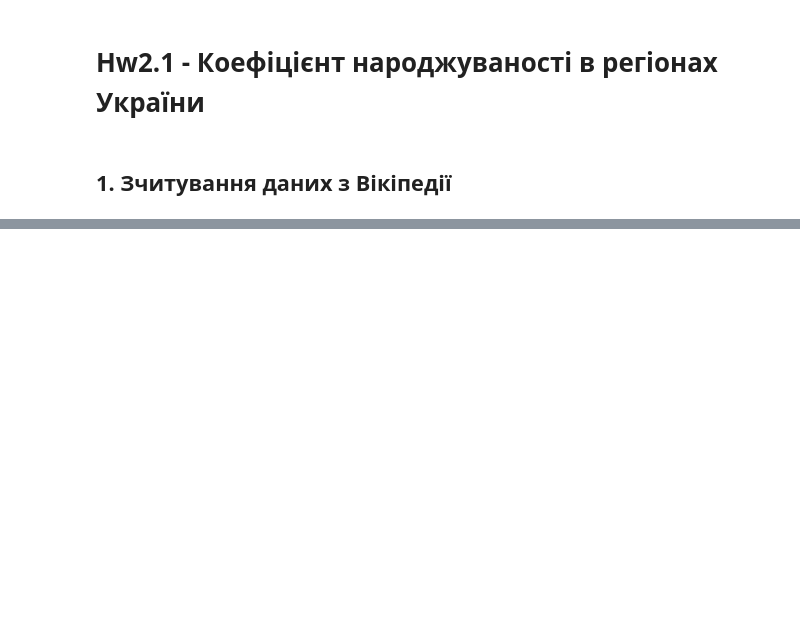
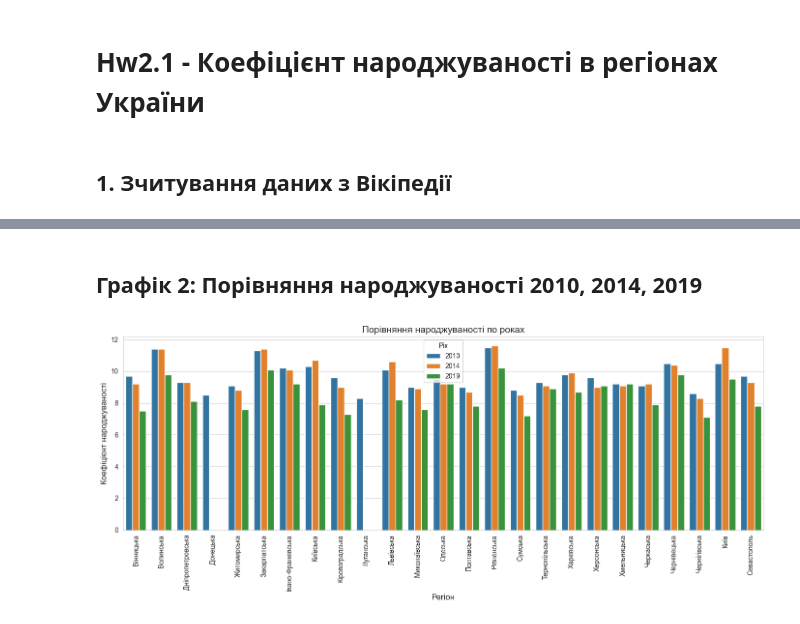
Before and after one commit to Zheka-GGS/doit-ds-hw-05, a Jupyter notebook: Hw2.1.ipynb, the cells around one changed output, grey strips where cells are left out. Saved outputs shown, nothing was run; the diff lists cells and outputs as text; code cells hidden in the pictures; blank space fills up the shorter version.

```diff
--- a/Hw2.1.ipynb
+++ b/Hw2.1.ipynb
@@ -41,0 +161,17 @@ max_region = df.loc[df['2014'].idxmax(), 'Регіон']max_rate = df['2014'].ma
+# %% [markdown]
+## Графік 2: Порівняння народжуваності 2010, 2014, 2019
+# %%
+df_melted = df.melt(id_vars=['Регіон'], value_vars=['2010', '2014', '2019'],
+                    var_name='Рік', value_name='Народжуваність')
+
+plt.figure(figsize=(14, 6))
+sns.barplot(data=df_melted, x='Регіон', y='Народжуваність', hue='Рік')
+plt.title('Порівняння народжуваності по роках', fontsize=14)
+plt.xlabel('Регіон', fontsize=12)
+plt.ylabel('Коефіцієнт народжуваності', fontsize=12)
+plt.xticks(rotation=90)
+plt.legend(title='Рік')
+plt.tight_layout()
+plt.show()
+# %% [output]
+[figure, added]
```
Also changed, not shown: parts of 44 cells of this notebook, 2 other files.
